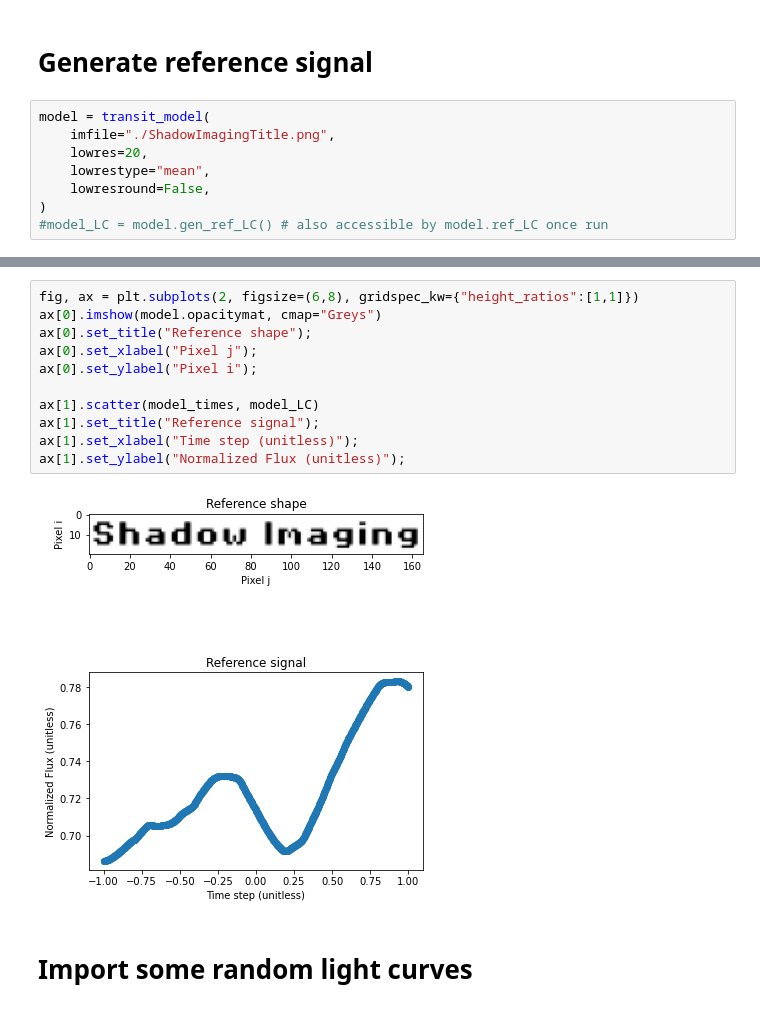
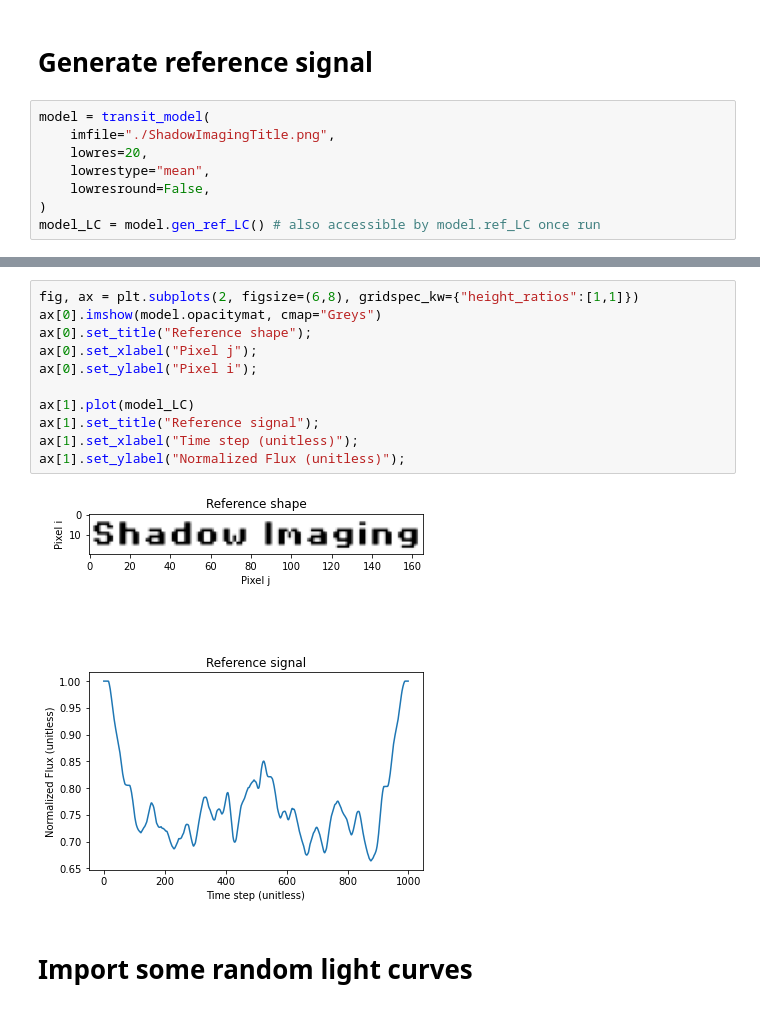
Before and after one commit to d-giles/EightBitTransitGPU, a Jupyter notebook: examples/eightbit-injection.ipynb, the cells around one changed output, grey strips where cells are left out. Cells and saved outputs as stored; diff of their text form.

```diff
--- a/examples/eightbit-injection.ipynb
+++ b/examples/eightbit-injection.ipynb
@@ -33,4 +23,4 @@ model = transit_model(
     lowrestype="mean",
     lowresround=False,
 )
-#model_LC = model.gen_ref_LC() # also accessible by model.ref_LC once run
+model_LC = model.gen_ref_LC() # also accessible by model.ref_LC once run
@@ -61,15 +27,15 @@ v = (model.opacitymat.shape[1]/rstar_pix)/(t1-t0)
 # %%
 fig, ax = plt.subplots(2, figsize=(6,8), gridspec_kw={"height_ratios":[1,1]})
 ax[0].imshow(model.opacitymat, cmap="Greys")
 ax[0].set_title("Reference shape");
 ax[0].set_xlabel("Pixel j");
 ax[0].set_ylabel("Pixel i");
 
-ax[1].scatter(model_times, model_LC)
+ax[1].plot(model_LC)
 ax[1].set_title("Reference signal");
 ax[1].set_xlabel("Time step (unitless)");
 ax[1].set_ylabel("Normalized Flux (unitless)");
 # %% [output]
-[figure, old version]
+[figure, new version]
 # %% [markdown]
 # Import some random light curves
```
Also changed, not shown: parts of 19 cells of this notebook, 6 other files.
